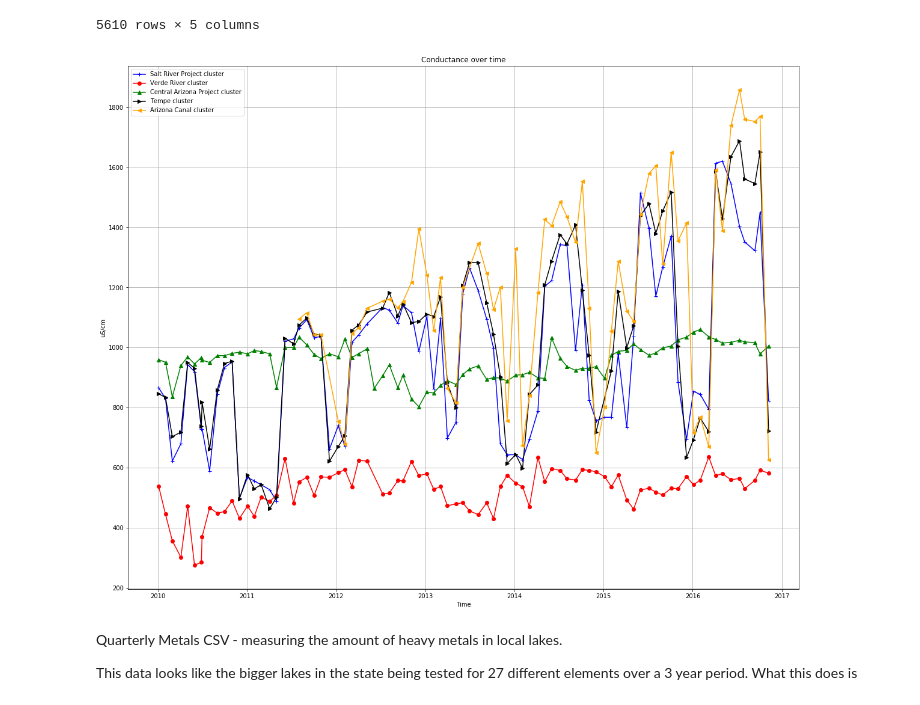
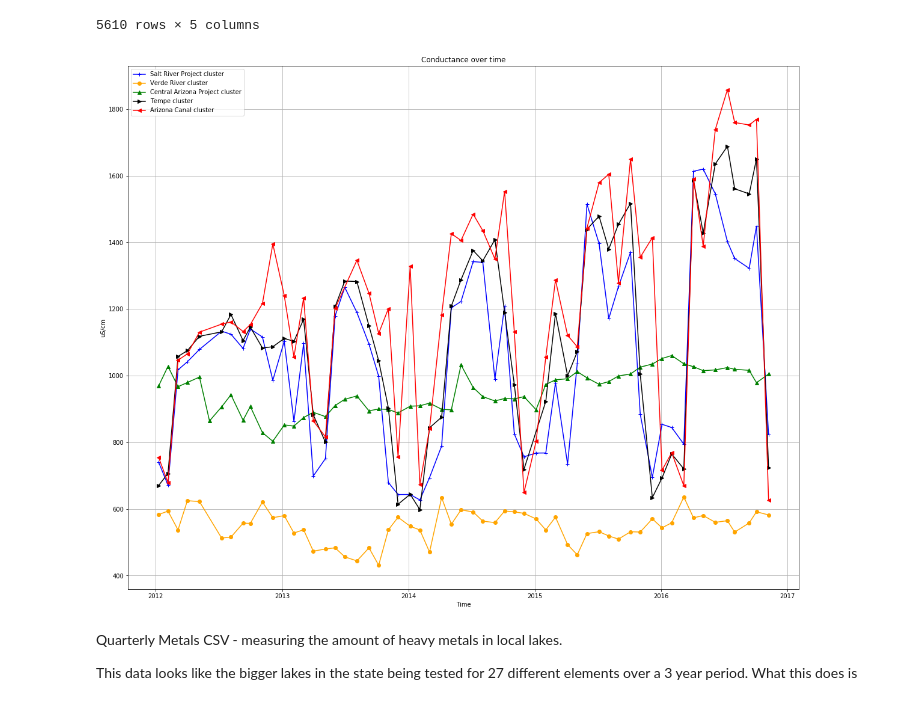
Before and after one commit to briantparish/waterQualityProject, a Jupyter notebook: Project1.ipynb, the cells around one changed output. Cells and saved outputs as stored; diff of their text form; code cells hidden in the pictures.

```diff
--- a/Project1.ipynb
+++ b/Project1.ipynb
@@ -95,12 +135,13 @@ conductance
 # %%
 # Sets variables for each cluster to find the conductance of the water over the course of the study
 #
-# Created a variable that can be set equal to one of the cluster variables for usability
-#
+# Individual plots can be turned off and on by commenting out the plt.plot lines
+# Time can be adjusted in this line - md_conductance = conductance.loc[conductance["date"] >= "2012-01-01"]
 # Plots line graph over the date range
 #
 
-md_conductance = conductance.loc[conductance["date"] >= "2010-01-01"]
+# extracts data for each waterway cluster
+md_conductance = conductance.loc[conductance["date"] >= "2012-01-01"]
 verde = md_conductance.loc[md_conductance["Cluster"] == "verde"]
 salt = md_conductance.loc[md_conductance["Cluster"] == "salt"]
 cap = md_conductance.loc[md_conductance["Cluster"] == "cap"]
@@ -108,54 +149,45 @@ tempe = md_conductance.loc[md_conductance["Cluster"] == "tempe"]
 az_canal = md_conductance.loc[md_conductance["Cluster"] == "az canal"]
 srp = md_conductance.loc[md_conductance["Cluster"] == "srp"]
 
-
+# extracts the date that sampling was done for each cluster
 cap_dates = cap["date"].unique()
 verde_dates = verde["date"].unique()
 salt_dates = salt["date"].unique()
 tempe_dates = tempe["date"].unique()
 az_canal_dates = az_canal["date"].unique()
 srp_dates = srp["date"].unique()
 
+# formats date information to be read by python as datetime
 x_cap = [datetime.datetime.strptime(d,"%Y-%m-%d").date() for d in cap_dates]
 x_verde = [datetime.datetime.strptime(d,"%Y-%m-%d").date() for d in verde_dates]
 x_salt = [datetime.datetime.strptime(d,"%Y-%m-%d").date() for d in salt_dates]
 x_tempe = [datetime.datetime.strptime(d,"%Y-%m-%d").date() for d in tempe_dates]
 x_az_canal = [datetime.datetime.strptime(d,"%Y-%m-%d").date() for d in az_canal_dates]
 x_srp = [datetime.datetime.strptime(d,"%Y-%m-%d").date() for d in srp_dates]
 
-
+# creates a series of averages conductances per waterway cluster
 mean_cond_cap = cap.groupby("date").mean()["conductance (uS/cm)"]
 mean_cond_salt = salt.groupby("date").mean()["conductance (uS/cm)"]
 mean_cond_srp = srp.groupby("date").mean()["conductance (uS/cm)"]
 mean_cond_verde = verde.groupby("date").mean()["conductance (uS/cm)"]
 mean_cond_tempe = tempe.groupby("date").mean()["conductance (uS/cm)"]
 mean_cond_az_canal = az_canal.groupby("date").mean()["conductance (uS/cm)"]
 
-
-#mean_cond_cap.plot(kind="line", figsize=(20,15))
-#mean_cond_tempe.plot(kind="line", figsize=(20,15))
-
-#plt.plot(cap_cluster)
-#plt.plot(mean_cond_salt)
-#plt.plot(mean_cond_verde)
-#plt.plot(mean_cond_tempe)
-#plt.plot(mean_cond_az_canal)
-#plt.legend(loc = "best")
-
+#plots the chart
 plt.figure(figsize=(20,16))
 plt.plot(x_srp, mean_cond_srp, marker="+", color="blue", label="Salt River Project cluster")
-plt.plot(x_verde, mean_cond_verde, marker="o", color="red", label="Verde River cluster")
+plt.plot(x_verde, mean_cond_verde, marker="o", color="orange", label="Verde River cluster")
 plt.plot(x_cap, mean_cond_cap, marker="^", color="green", label="Central Arizona Project cluster")
 plt.plot(x_tempe, mean_cond_tempe, marker=">", color="black", label="Tempe cluster")
-plt.plot(x_az_canal, mean_cond_az_canal, marker="<", color="orange", label="Arizona Canal cluster")
+plt.plot(x_az_canal, mean_cond_az_canal, marker="<", color="red", label="Arizona Canal cluster")
 plt.title("Conductance over time")
 plt.xlabel("Time")
 plt.ylabel("uS/cm")
 plt.legend(loc = "best")
 plt.grid()
-plt.savefig('algae.png')
+#plt.savefig('algae.png')
 # %% [output]
-[figure, old version]
+[figure, new version]
 # %% [markdown]
 Quarterly Metals CSV - measuring the amount of heavy metals in local lakes.
 
```
Also changed, not shown: parts of 4 cells of this notebook.
